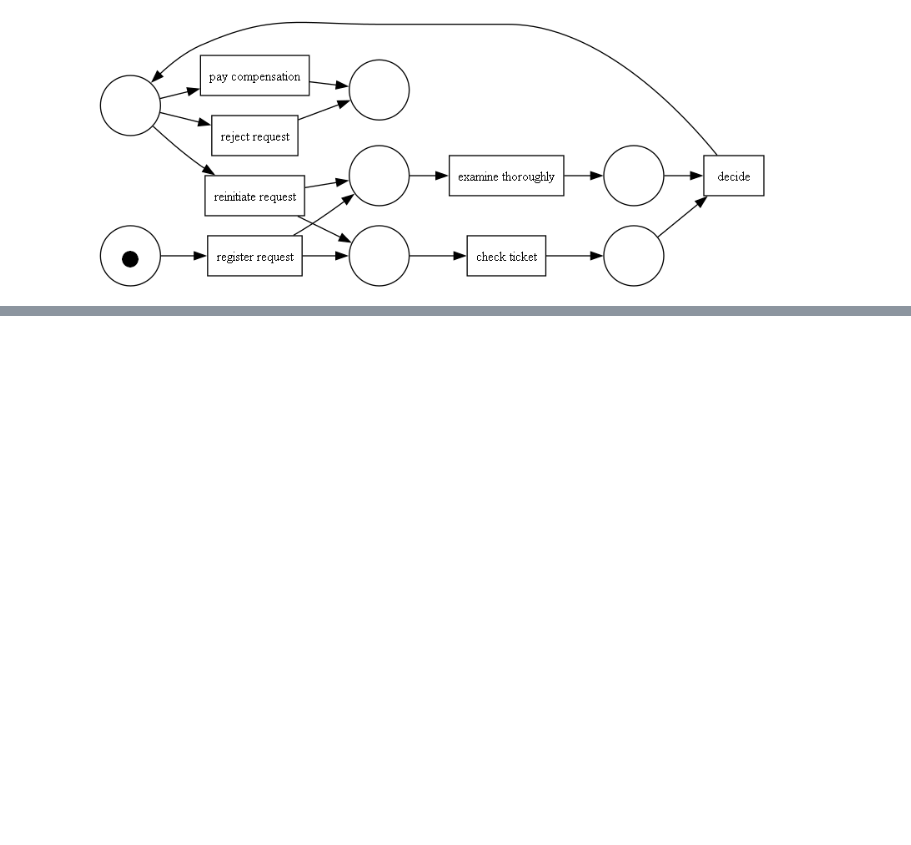
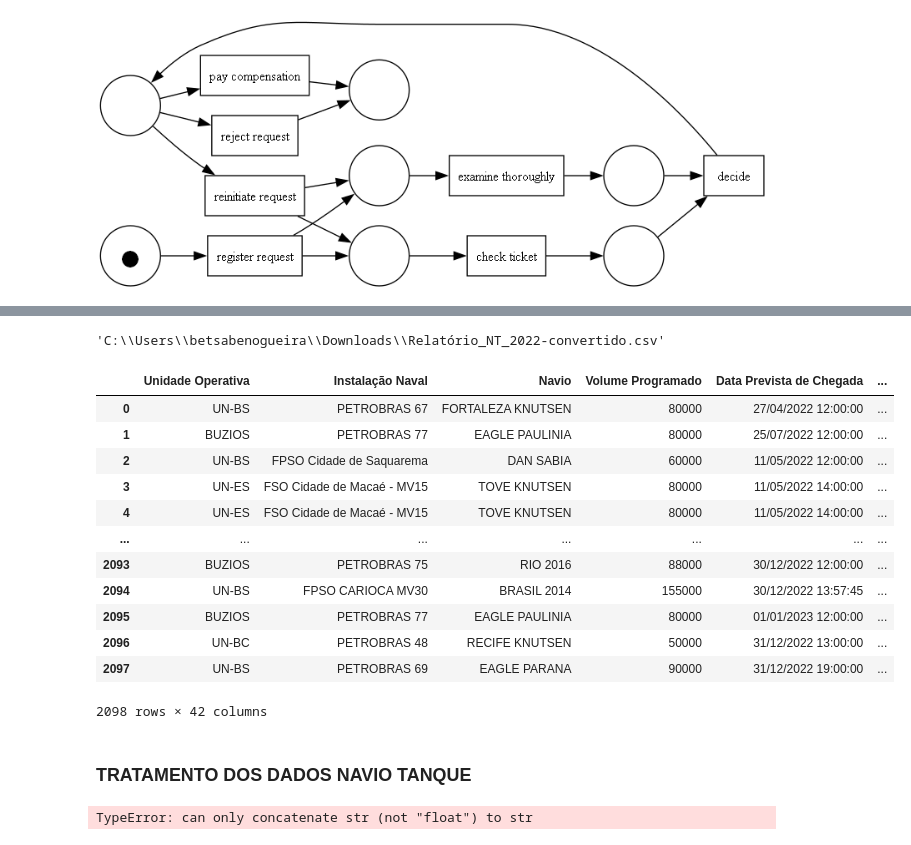
Before and after one commit to gabriellaserra/Process-mining-novo, a Jupyter notebook: Notebooks/betsabe.ipynb, the cells around one changed output, grey strips where cells are left out. Drawn from its saved outputs; the diff is of its cells as text; code cells hidden in the pictures; blank space fills up the shorter version.

```diff
--- a/Notebooks/betsabe.ipynb
+++ b/Notebooks/betsabe.ipynb
@@ -238,0 +294,43 @@ conformance
+# %%
+# convertendo arquivo excel para .csv
+excel_file = "C:\\Users\\betsabenogueira\\Downloads\\Relatório_NT_2022.xlsx"
+df = pd.read_excel(excel_file)
+
+csv_file = "C:\\Users\\betsabenogueira\\Downloads\\Relatório_NT_2022-convertido.csv"  # Nome do arquivo CSV de saída
+df.to_csv(csv_file, index=False)
+csv_file
+# %% [output]
+'C:\\Users\\betsabenogueira\\Downloads\\Relatório_NT_2022-convertido.csv'
+# %%
+pd.read_csv(csv_file)
+# cada linha agora é um caso, diferente de antes.
+# %% [output]
+|  | Unidade Operativa | Instalação Naval | Navio | Volume Programado | Data Prevista de Chegada | ... |
+| 0 | UN-BS | PETROBRAS 67 | FORTALEZA KNUTSEN | 80000 | 27/04/2022 12:00:00 | ... |
+| 1 | BUZIOS | PETROBRAS 77 | EAGLE PAULINIA | 80000 | 25/07/2022 12:00:00 | ... |
+| 2 | UN-BS | FPSO Cidade de Saquarema | DAN SABIA | 60000 | 11/05/2022 12:00:00 | ... |
+| 3 | UN-ES | FSO Cidade de Macaé - MV15 | TOVE KNUTSEN | 80000 | 11/05/2022 14:00:00 | ... |
+| 4 | UN-ES | FSO Cidade de Macaé - MV15 | TOVE KNUTSEN | 80000 | 11/05/2022 14:00:00 | ... |
+| ... | ... | ... | ... | ... | ... | ... |
+| 2093 | BUZIOS | PETROBRAS 75 | RIO 2016 | 88000 | 30/12/2022 12:00:00 | ... |
+| 2094 | UN-BS | FPSO CARIOCA MV30 | BRASIL 2014 | 155000 | 30/12/2022 13:57:45 | ... |
+| 2095 | BUZIOS | PETROBRAS 77 | EAGLE PAULINIA | 80000 | 01/01/2023 12:00:00 | ... |
+| 2096 | UN-BC | PETROBRAS 48 | RECIFE KNUTSEN | 50000 | 31/12/2022 13:00:00 | ... |
+| 2097 | UN-BS | PETROBRAS 69 | EAGLE PARANA | 90000 | 31/12/2022 19:00:00 | ... |
+2098 rows × 42 columns
+# %% [markdown]
+### TRATAMENTO DOS DADOS NAVIO TANQUE
+# %%
+# - Bases: ‘Relatório_NT_2023.xlsx’ e Relatório_NT_2022.xlsx’
+# - Concatenar as duas bases
+
+navioTanque1 = pd.read_excel("C:\\Users\\betsabenogueira\\Downloads\\Relatório_NT_2022.xlsx")
+navioTanque2 = pd.read_excel("C:\\Users\\betsabenogueira\\Downloads\\Relatório_NT_2023.xlsx")
+
+# Concatena os DataFrames
+df_concatenado = pd.concat([navioTanque1, navioTanque2], ignore_index=True)
+
+# Escreve o DataFrame concatenado em um novo arquivo Excel
+df_concatenado.to_excel("arquivo_concatenado.xlsx", index=False)
+# %% [output]
+TypeError: can only concatenate str (not "float") to str
```
Also changed, not shown: parts of 10 cells of this notebook.
